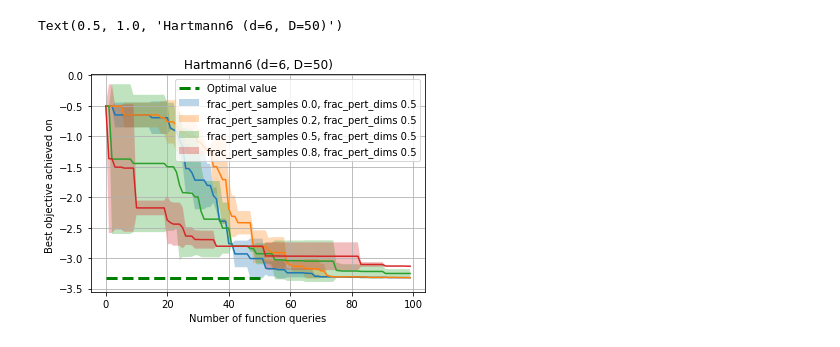
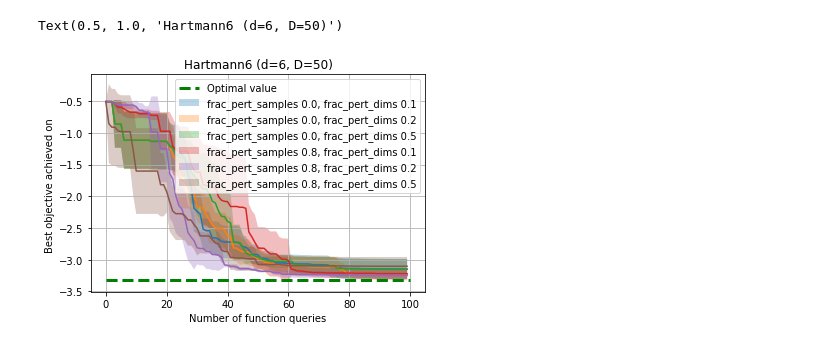
Before and after one commit to zyyjjj/saasbo, a Jupyter notebook: plot.ipynb, the cells around one changed output. Saved outputs shown, nothing was run; the diff lists cells and outputs as text; code cells hidden in the pictures.

```diff
--- a/plot.ipynb
+++ b/plot.ipynb
@@ -3,10 +3,15 @@ import numpy as np
 import matplotlib.pyplot as plt
 # %%
 Y_dict = {}
-frac_perturb_samples_list = [0.0, 0.2, 0.5, 0.8]
-frac_perturb_dims_list = [0.5]
+frac_perturb_samples_list = [0.0, 0.8]
+frac_perturb_dims_list = [0.1, 0.2, 0.5]
 
 perturb_configs = [(f1, f2) for f1 in frac_perturb_samples_list for f2 in frac_perturb_dims_list]
 
-trials = [11, 12]
+trials = [11, 12, 13, 14, 15]
 n_trials = len(trials)
+# %%
+ell_median = np.load('/home/yz685/saasbo/results/hartmann6_50/median_lengthscales/median_lengthscales_' \
+            + '02' + '_' + '05'  + '_' + str(11) + '.npy')
+for i in ell_median.argsort()[:6]:
+        print(f"Parameter {i:2} Median lengthscale = {ell_median[i]:.2e}")
@@ -27,3 +39,11 @@ for frac_perturb_samples_num, frac_perturb_dims_num in perturb_configs:
             Y = np.vstack((Y, y))
 
     Y_dict[(frac_perturb_samples_num, frac_perturb_dims_num)] = Y
+
+
+    ell_median = np.load('/home/yz685/saasbo/results/hartmann6_50/median_lengthscales/median_lengthscales_' \
+            + frac_perturb_samples + '_' + frac_perturb_dims  + '_' + str(trial) + '.npy')
+    for i in ell_median.argsort()[:6]:
+        if i not in [1, 7, 11, 23, 47, 33]:
+            print(f'Failed to identify important dimension {i} at {frac_perturb_samples_num} samples perturbed, {frac_perturb_dims_num} dimensions perturbed, trial {trial}')
+            # print(f"Parameter {i:2} Median lengthscale = {ell_median[i]:.2e}")
@@ -30,23 +58,23 @@ for frac_perturb_samples_num, frac_perturb_dims_num in perturb_configs:
 # %%
-plt.plot([0, 50], [-3.322, -3.322], "--", c="g", lw=3, label="Optimal value")
+plt.plot([0, 100], [-3.322, -3.322], "--", c="g", lw=3, label="Optimal value")
 plt.grid(True)
 
 for frac_perturb_samples_num, frac_perturb_dims_num in Y_dict.keys():
 
     Y = Y_dict[(frac_perturb_samples_num, frac_perturb_dims_num)]
 
     plt.plot(np.mean(Y, axis = 0))
     plt.fill_between(
         np.arange(len(Y[0])),
         np.mean(Y, axis = 0) - 2 * np.std(Y, axis=0) / (n_trials ** 0.5),
         np.mean(Y, axis = 0) + 2 * np.std(Y, axis=0) / (n_trials ** 0.5),
         alpha = 0.3, label = 'frac_pert_samples {}, frac_pert_dims {}'.format(frac_perturb_samples_num, frac_perturb_dims_num)
     )
 
 plt.legend()
 plt.xlabel('Number of function queries') # seems liike I'm not including the initial ones
 plt.ylabel('Best objective achieved on ')
 plt.title('Hartmann6 (d=6, D=50)')
 # %% [output]
 Text(0.5, 1.0, 'Hartmann6 (d=6, D=50)')
-[figure, old version]
+[figure, new version]
```
Also changed, not shown: parts of 2 cells of this notebook, 4 other files.
